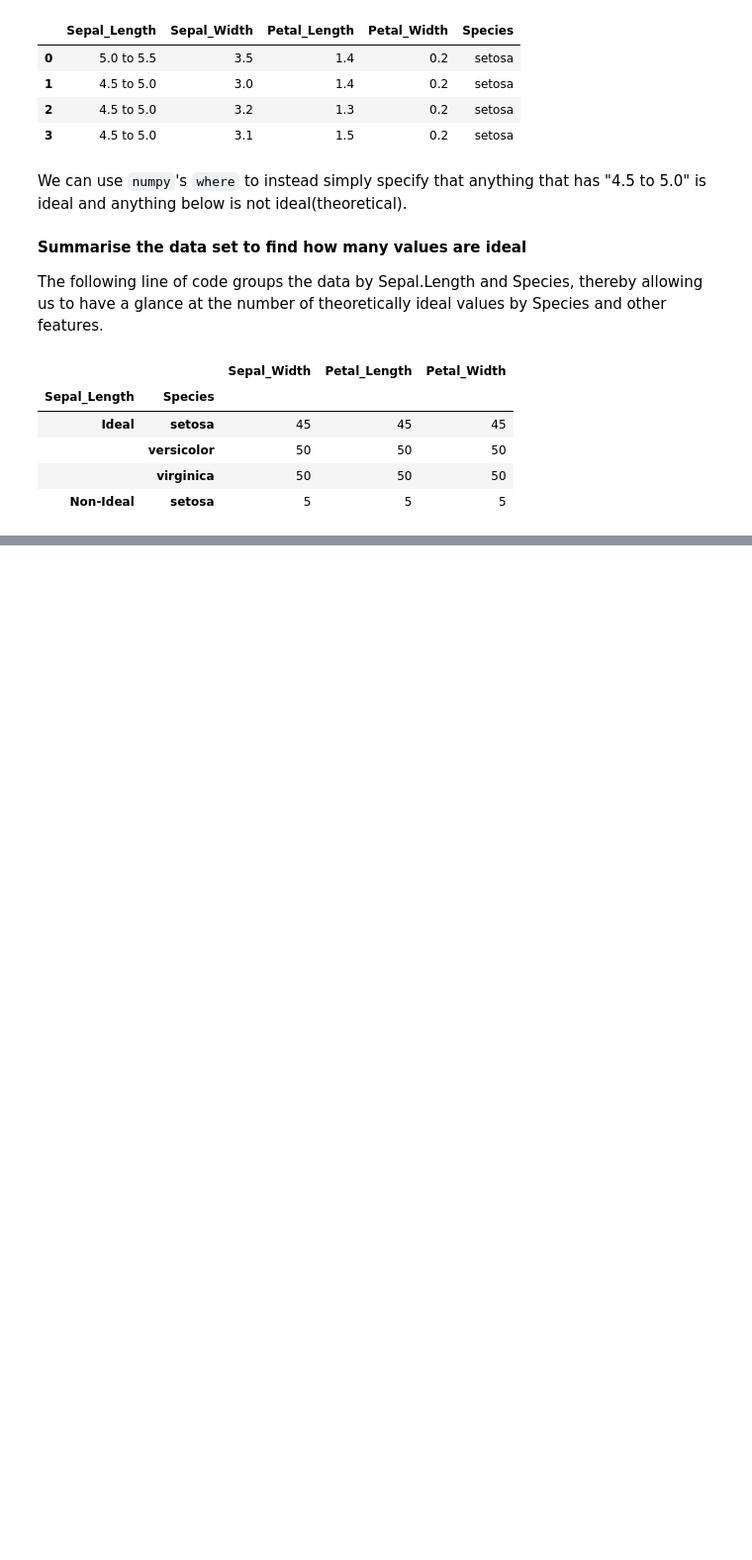
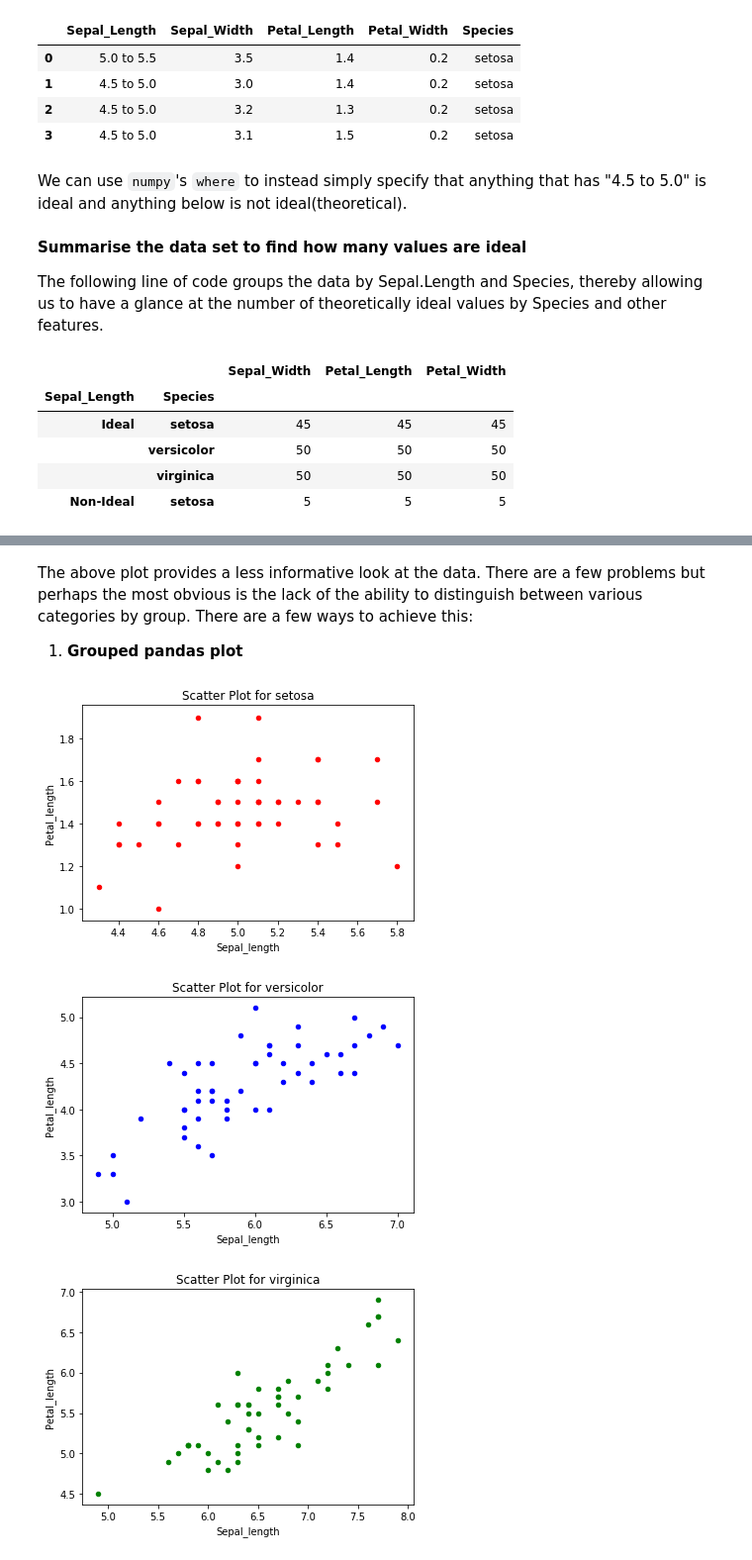
Before and after one commit to Nelson-Gon/sweetpy, a Jupyter notebook: flowers_and_pandas.ipynb, the cells around one changed output, grey strips where cells are left out. Shown at 99% size. Cells and saved outputs as stored; diff of their text form; code cells hidden in the pictures; blank space fills up the shorter version.

```diff
--- a/flowers_and_pandas.ipynb
+++ b/flowers_and_pandas.ipynb
@@ -144,0 +178,16 @@ iris.groupby(by=["Sepal_Length", "Species"]).count()
+# %% [markdown]
+The above plot provides a less informative look at the data. There are a few problems but perhaps the most obvious is the lack of the ability to distinguish between various categories by group. There are a few ways to achieve this:
+
+1. **Grouped pandas plot**
+# %%
+grouped_iris = iris_df.groupby("Species")
+#grouped_iris.get_group("setosa").plot.scatter(x="Sepal_length", y="Petal_length", color="red")
+# Use the above as a hack to plot these by group
+grouping_colors = ["red", "blue", "green"]
+for key, col in zip(grouped_iris.groups, grouping_colors):
+    grouped_iris.get_group(key).plot.scatter(x="Sepal_length", y= "Petal_length", color =col)
+    plt.title("Scatter Plot for " + key)
+# %% [output]
+[figure, added]
+[figure, added]
+[figure, added]
```
Also changed, not shown: parts of 13 cells of this notebook.
